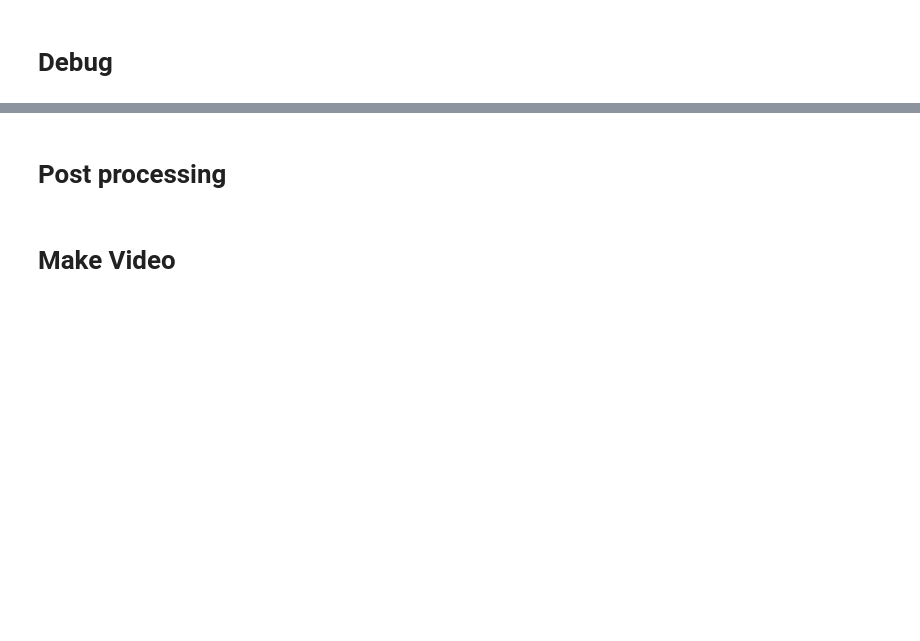
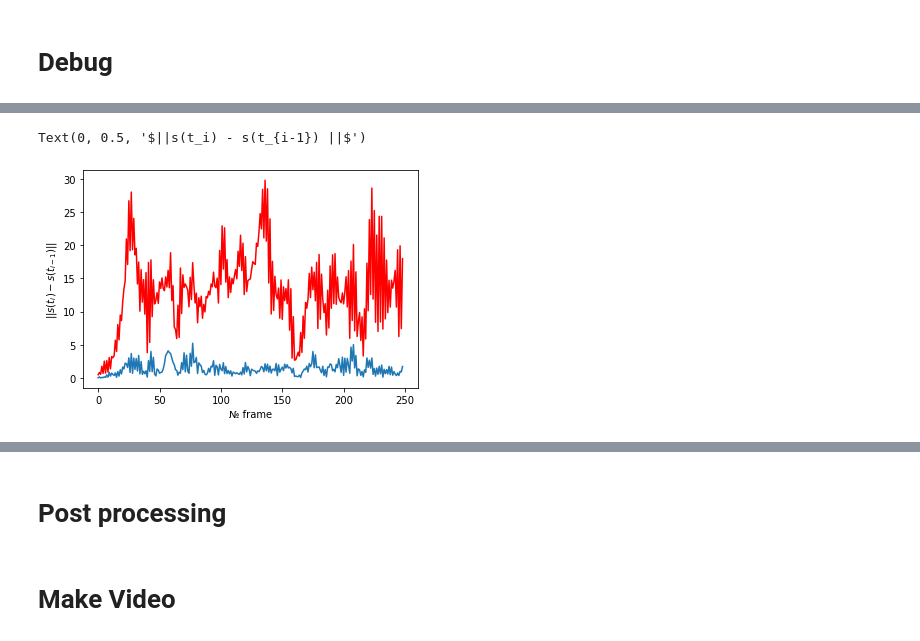
Before and after one commit to blufzzz/learnable-triangulation-pytorch, a Jupyter notebook: generate_multiview.ipynb, the cells around one changed output, grey strips where cells are left out. Saved outputs shown, nothing was run; the diff lists cells and outputs as text; code cells hidden in the pictures; blank space fills up the shorter version.

```diff
--- a/generate_multiview.ipynb
+++ b/generate_multiview.ipynb
@@ -615,10 +669,10 @@ plt.savefig(f"{os.path.join(experiment_root, 'hist')}", dpi=280)
 # %%
-if experiment_type[-2:] == '1d':
+if series['style_vectors'].ndim == 2:
     plt.imshow(series['style_vectors'])
     plt.xlabel('feature index')
     plt.ylabel(r'$\leftarrow$№ frame')
 
-elif experiment_type[-2:] == '2d':
+elif series['style_vectors'].ndim == 4:
     n_frames = 12
     dilation = 10
 #     style_channel = np.argmax([style_vectors[:,i,...].reshape(length, -1).ptp(0).max() \
@@ -639,7 +693,7 @@ elif experiment_type[-2:] == '2d':
     fig.suptitle('Style-Tensor feature-maps', fontsize=100, y = 0.9)
     plt.show()
 
-elif experiment_type[-2:] == '3d':
+elif series['style_vectors'].ndim == 5:
     style_channel = np.argmax([style_vectors[:,i,...].reshape(length, -1).ptp(0).max() \
                                for i in range(style_vectors.shape[-3])])
     ptp = style_vectors[:, style_channel].reshape(length, -1).ptp(0).max()
@@ -678,11 +740,17 @@ plt.xlabel('feature index')
 # %%
 style_diffs = []
+style_diffs_me = []
 dilation = 1
 for i in range(dilation,length):
     style_diffs.append(np.linalg.norm(style_vectors[i] - style_vectors[i-dilation]))
+    style_diffs_me.append(np.linalg.norm(style_vectors_me[i] - style_vectors_me[i-dilation]))
 plt.plot(style_diffs)
+plt.plot(style_diffs_me, 'r')
 plt.xlabel('№ frame')
 plt.ylabel(r'$||s(t_i) - s(t_{i-1}) ||$')
+# %% [output]
+Text(0, 0.5, '$||s(t_i) - s(t_{i-1}) ||$')
+[figure, added]
 # %%
 i_max = range(dilation,length)[np.argmin(style_diffs)]
 diff = style_vectors[i_max] - style_vectors[i_max-1]
```
Also changed, not shown: parts of 20 cells of this notebook, 17 other files.
